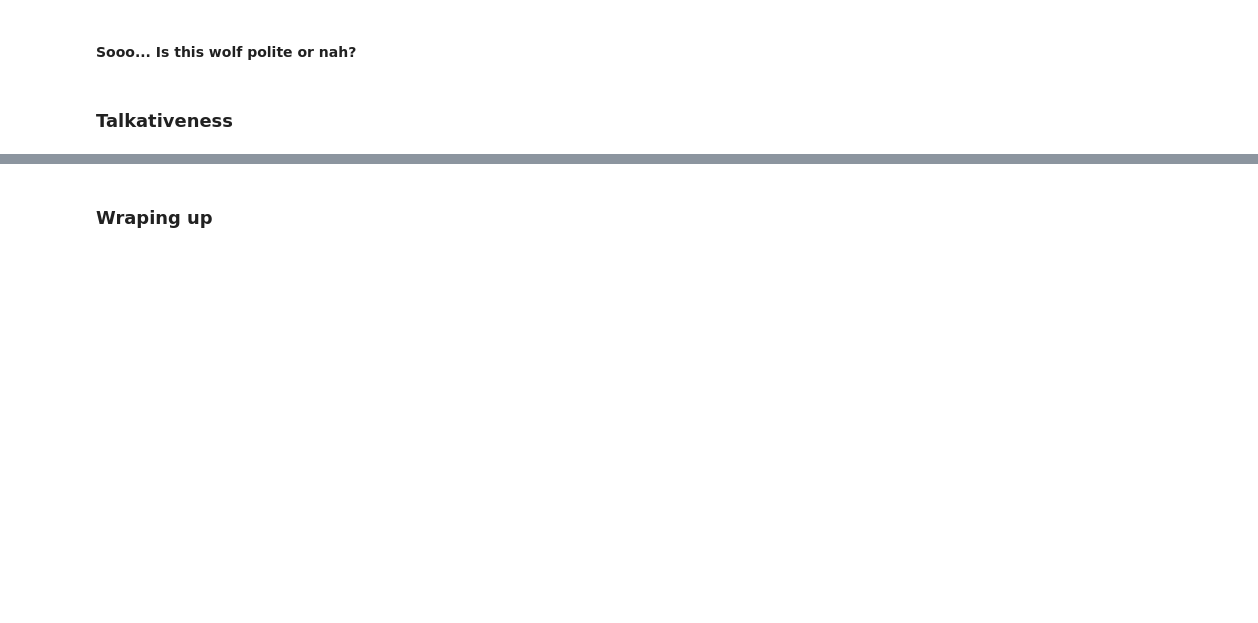
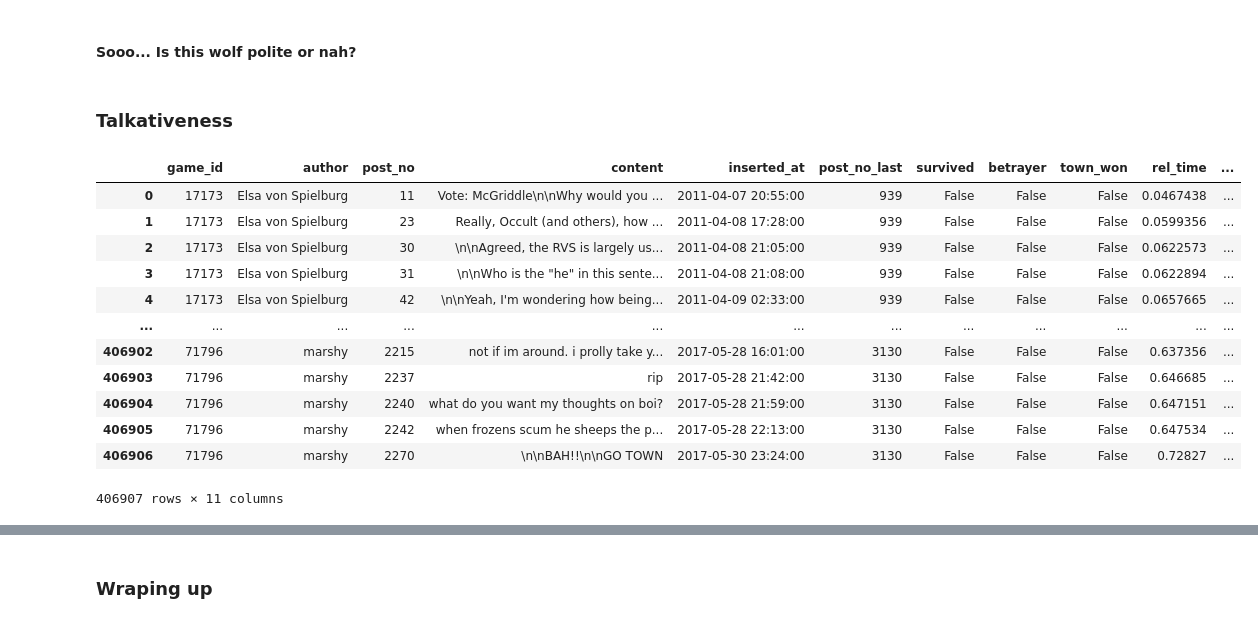
Before and after one commit to epfl-ada/ada-2020-project-milestone-p3-p3_bamboozled-gang, a Jupyter notebook: project_report.ipynb, the cells around one changed output, grey strips where cells are left out. Cells and saved outputs as stored; diff of their text form; code cells hidden in the pictures; blank space fills up the shorter version.

```diff
--- a/project_report.ipynb
+++ b/project_report.ipynb
@@ -808,0 +800,31 @@ df[df.betrayer].groupby(['game_id', 'author', 'rounds']).describe()
+# %%
+# reload a DF to work on
+messages_players_expired_outcome =  pd.DataFrame(np.load('messages_players_expired_outcome.npy', allow_pickle=True)
+                                                 , columns = ['game_id'
+                                                              , 'author'
+                                                              , 'post_no'
+                                                              , 'content'
+                                                              , 'inserted_at'
+                                                              , 'post_no_last'
+                                                              , 'survived'
+                                                              , 'betrayer'
+                                                              , 'town_won'
+                                                              , 'rel_time'
+                                                              , 'rounds']
+                                                )
+df = messages_players_expired_outcome.copy()
+df
+# %% [output]
+|  | game_id | author | post_no | content | inserted_at | post_no_last | survived | betrayer | town_won | rel_time | ... |
+| 0 | 17173 | Elsa von Spielburg | 11 | Vote: McGriddle\n\nWhy would you ... | 2011-04-07 20:55:00 | 939 | False | False | False | 0.0467438 | ... |
+| 1 | 17173 | Elsa von Spielburg | 23 | Really, Occult (and others), how ... | 2011-04-08 17:28:00 | 939 | False | False | False | 0.0599356 | ... |
+| 2 | 17173 | Elsa von Spielburg | 30 | \n\nAgreed, the RVS is largely us... | 2011-04-08 21:05:00 | 939 | False | False | False | 0.0622573 | ... |
+| 3 | 17173 | Elsa von Spielburg | 31 | \n\nWho is the "he" in this sente... | 2011-04-08 21:08:00 | 939 | False | False | False | 0.0622894 | ... |
+| 4 | 17173 | Elsa von Spielburg | 42 | \n\nYeah, I'm wondering how being... | 2011-04-09 02:33:00 | 939 | False | False | False | 0.0657665 | ... |
+| ... | ... | ... | ... | ... | ... | ... | ... | ... | ... | ... | ... |
+| 406902 | 71796 | marshy | 2215 | not if im around. i prolly take y... | 2017-05-28 16:01:00 | 3130 | False | False | False | 0.637356 | ... |
+| 406903 | 71796 | marshy | 2237 | rip | 2017-05-28 21:42:00 | 3130 | False | False | False | 0.646685 | ... |
+| 406904 | 71796 | marshy | 2240 | what do you want my thoughts on boi? | 2017-05-28 21:59:00 | 3130 | False | False | False | 0.647151 | ... |
+| 406905 | 71796 | marshy | 2242 | when frozens scum he sheeps the p... | 2017-05-28 22:13:00 | 3130 | False | False | False | 0.647534 | ... |
+| 406906 | 71796 | marshy | 2270 | \n\nBAH!!\n\nGO TOWN | 2017-05-30 23:24:00 | 3130 | False | False | False | 0.72827 | ... |
+406907 rows × 11 columns
```
Also changed, not shown: parts of 18 cells of this notebook.
